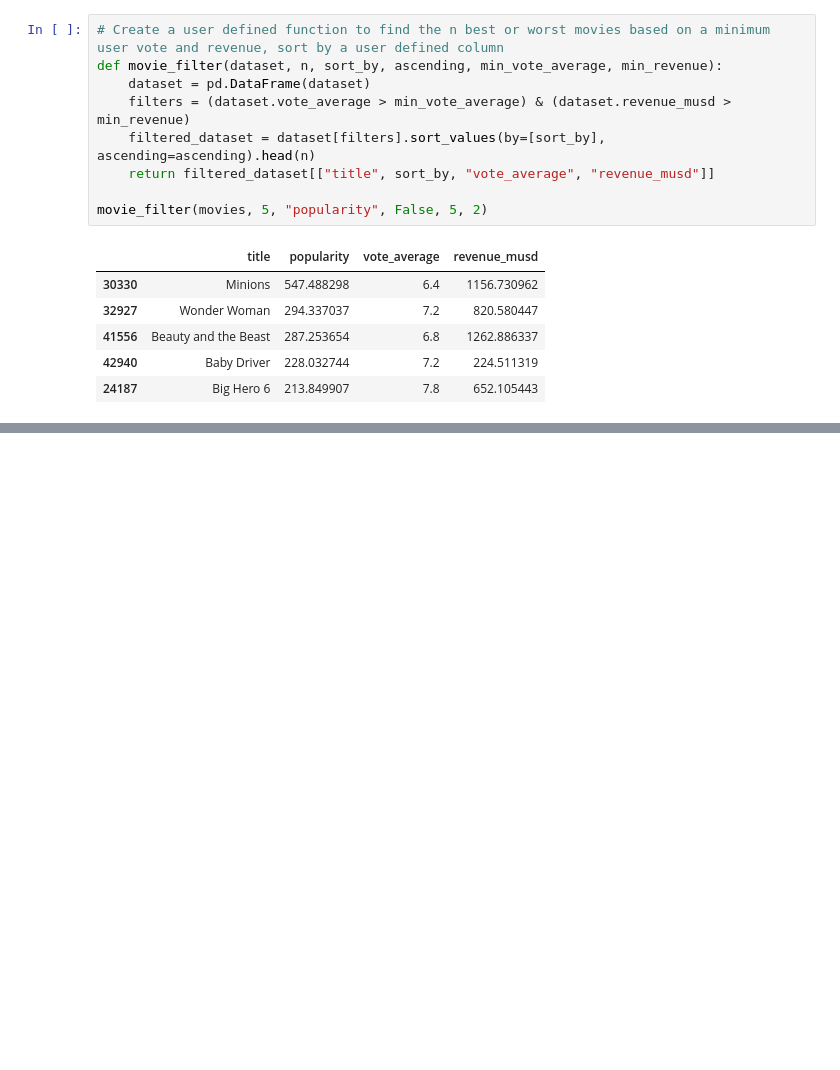
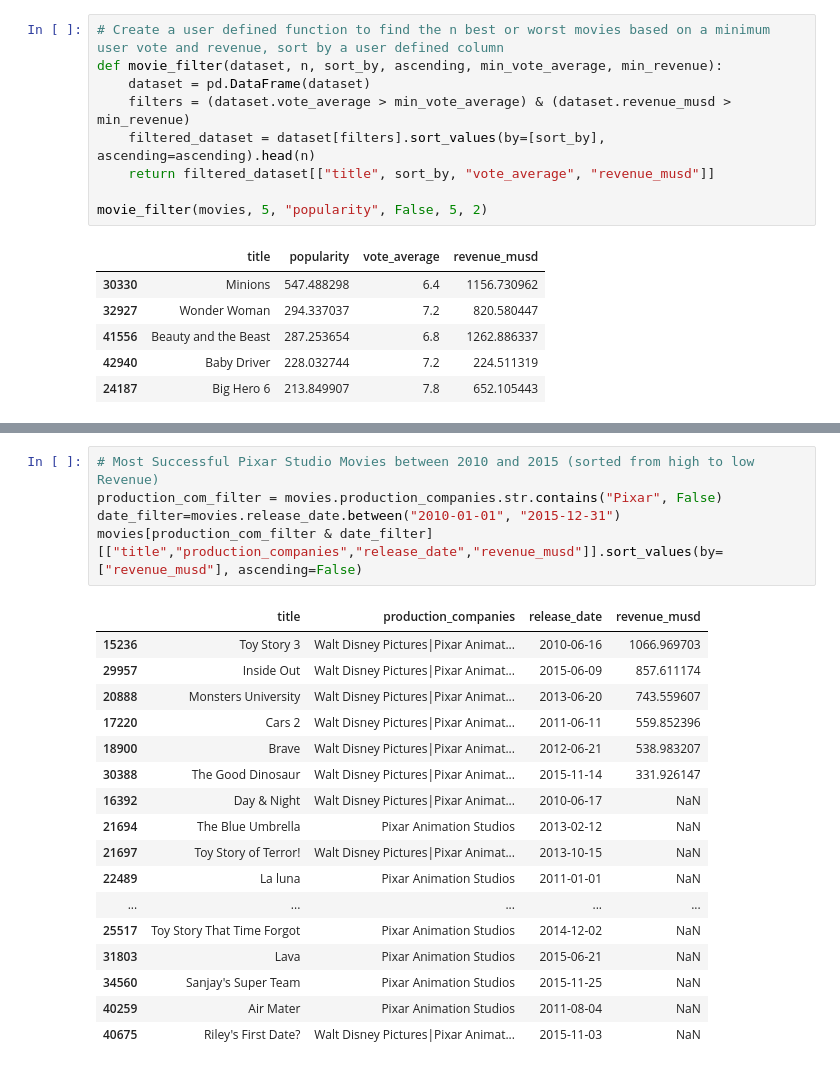
Before and after one commit to MeganHolborn/Udemy-Data-Science-with-Pandas-course, a Jupyter notebook: Project 1_Explanatory Data Analysis & Data Presentation.ipynb, the cells around one changed output, grey strips where cells are left out. Saved outputs shown, nothing was run; the diff lists cells and outputs as text; blank space fills up the shorter version.

Commit message:
Filtering by multiple conditions

```diff
--- a/Project 1_Explanatory Data Analysis & Data Presentation.ipynb
+++ b/Project 1_Explanatory Data Analysis & Data Presentation.ipynb
@@ -322,0 +359,23 @@ movie_filter(movies, 5, "popularity", False, 5, 2)
+# %%
+# Most Successful Pixar Studio Movies between 2010 and 2015 (sorted from high to low Revenue)
+production_com_filter = movies.production_companies.str.contains("Pixar", False)
+date_filter=movies.release_date.between("2010-01-01", "2015-12-31")
+movies[production_com_filter & date_filter][["title","production_companies","release_date","revenue_musd"]].sort_values(by=["revenue_musd"], ascending=False)
+# %% [output]
+|  | title | production_companies | release_date | revenue_musd |
+| 15236 | Toy Story 3 | Walt Disney Pictures|Pixar Animat... | 2010-06-16 | 1066.969703 |
+| 29957 | Inside Out | Walt Disney Pictures|Pixar Animat... | 2015-06-09 | 857.611174 |
+| 20888 | Monsters University | Walt Disney Pictures|Pixar Animat... | 2013-06-20 | 743.559607 |
+| 17220 | Cars 2 | Walt Disney Pictures|Pixar Animat... | 2011-06-11 | 559.852396 |
+| 18900 | Brave | Walt Disney Pictures|Pixar Animat... | 2012-06-21 | 538.983207 |
+| 30388 | The Good Dinosaur | Walt Disney Pictures|Pixar Animat... | 2015-11-14 | 331.926147 |
+| 16392 | Day & Night | Walt Disney Pictures|Pixar Animat... | 2010-06-17 | NaN |
+| 21694 | The Blue Umbrella | Pixar Animation Studios | 2013-02-12 | NaN |
+| 21697 | Toy Story of Terror! | Walt Disney Pictures|Pixar Animat... | 2013-10-15 | NaN |
+| 22489 | La luna | Pixar Animation Studios | 2011-01-01 | NaN |
+| ... | ... | ... | ... | ... |
+| 25517 | Toy Story That Time Forgot | Pixar Animation Studios | 2014-12-02 | NaN |
+| 31803 | Lava | Pixar Animation Studios | 2015-06-21 | NaN |
+| 34560 | Sanjay's Super Team | Pixar Animation Studios | 2015-11-25 | NaN |
+| 40259 | Air Mater | Pixar Animation Studios | 2011-08-04 | NaN |
+| 40675 | Riley's First Date? | Walt Disney Pictures|Pixar Animat... | 2015-11-03 | NaN |
```
Also changed, not shown: parts of 4 cells of this notebook.
